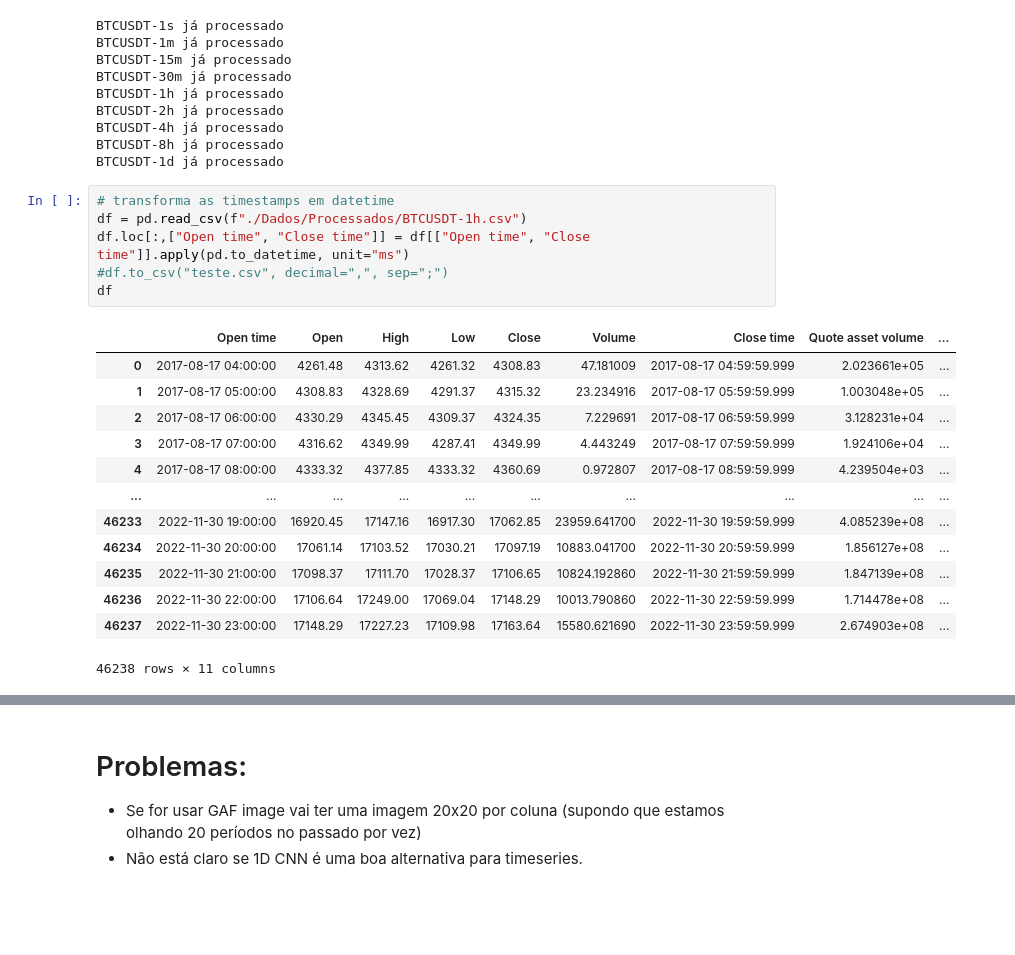
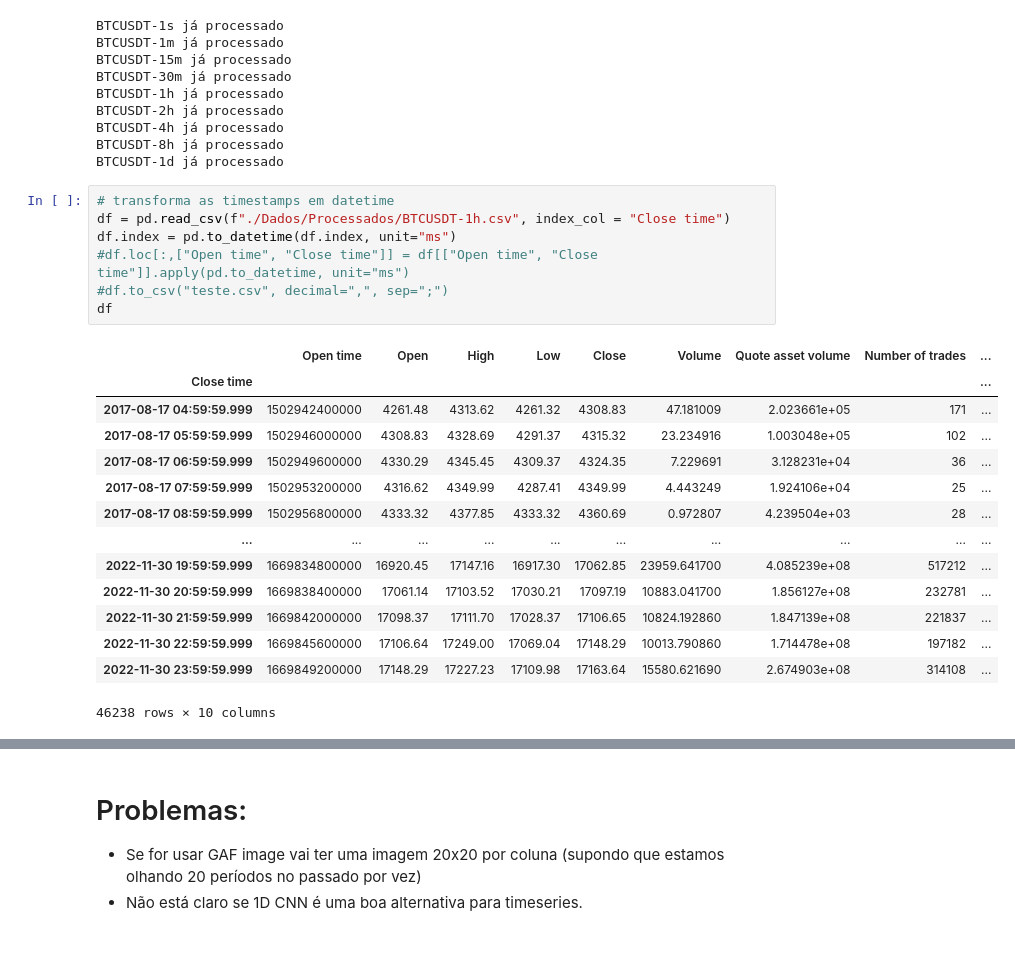
Before and after one commit to lambdavar/Artigo, a Jupyter notebook: main.ipynb, the cells around one changed output, grey strips where cells are left out. Cells and saved outputs as stored; diff of their text form; blank space fills up the shorter version.

```diff
--- a/main.ipynb
+++ b/main.ipynb
@@ -83,21 +83,23 @@ BTCUSDT-8h já processado
 BTCUSDT-1d já processado
 # %%
 # transforma as timestamps em datetime
-df = pd.read_csv(f"./Dados/Processados/BTCUSDT-1h.csv")
-df.loc[:,["Open time", "Close time"]] = df[["Open time", "Close time"]].apply(pd.to_datetime, unit="ms")
+df = pd.read_csv(f"./Dados/Processados/BTCUSDT-1h.csv", index_col = "Close time")
+df.index = pd.to_datetime(df.index, unit="ms")
+#df.loc[:,["Open time", "Close time"]] = df[["Open time", "Close time"]].apply(pd.to_datetime, unit="ms")
 #df.to_csv("teste.csv", decimal=",", sep=";")
 df
 # %% [output]
-|  | Open time | Open | High | Low | Close | Volume | Close time | Quote asset volume | ... |
-| 0 | 2017-08-17 04:00:00 | 4261.48 | 4313.62 | 4261.32 | 4308.83 | 47.181009 | 2017-08-17 04:59:59.999 | 2.023661e+05 | ... |
-| 1 | 2017-08-17 05:00:00 | 4308.83 | 4328.69 | 4291.37 | 4315.32 | 23.234916 | 2017-08-17 05:59:59.999 | 1.003048e+05 | ... |
-| 2 | 2017-08-17 06:00:00 | 4330.29 | 4345.45 | 4309.37 | 4324.35 | 7.229691 | 2017-08-17 06:59:59.999 | 3.128231e+04 | ... |
-| 3 | 2017-08-17 07:00:00 | 4316.62 | 4349.99 | 4287.41 | 4349.99 | 4.443249 | 2017-08-17 07:59:59.999 | 1.924106e+04 | ... |
-| 4 | 2017-08-17 08:00:00 | 4333.32 | 4377.85 | 4333.32 | 4360.69 | 0.972807 | 2017-08-17 08:59:59.999 | 4.239504e+03 | ... |
+|  | Open time | Open | High | Low | Close | Volume | Quote asset volume | Number of trades | ... |
+| Close time |  |  |  |  |  |  |  |  | ... |
+| 2017-08-17 04:59:59.999 | 1502942400000 | 4261.48 | 4313.62 | 4261.32 | 4308.83 | 47.181009 | 2.023661e+05 | 171 | ... |
+| 2017-08-17 05:59:59.999 | 1502946000000 | 4308.83 | 4328.69 | 4291.37 | 4315.32 | 23.234916 | 1.003048e+05 | 102 | ... |
+| 2017-08-17 06:59:59.999 | 1502949600000 | 4330.29 | 4345.45 | 4309.37 | 4324.35 | 7.229691 | 3.128231e+04 | 36 | ... |
+| 2017-08-17 07:59:59.999 | 1502953200000 | 4316.62 | 4349.99 | 4287.41 | 4349.99 | 4.443249 | 1.924106e+04 | 25 | ... |
+| 2017-08-17 08:59:59.999 | 1502956800000 | 4333.32 | 4377.85 | 4333.32 | 4360.69 | 0.972807 | 4.239504e+03 | 28 | ... |
 | ... | ... | ... | ... | ... | ... | ... | ... | ... | ... |
-| 46233 | 2022-11-30 19:00:00 | 16920.45 | 17147.16 | 16917.30 | 17062.85 | 23959.641700 | 2022-11-30 19:59:59.999 | 4.085239e+08 | ... |
-| 46234 | 2022-11-30 20:00:00 | 17061.14 | 17103.52 | 17030.21 | 17097.19 | 10883.041700 | 2022-11-30 20:59:59.999 | 1.856127e+08 | ... |
-| 46235 | 2022-11-30 21:00:00 | 17098.37 | 17111.70 | 17028.37 | 17106.65 | 10824.192860 | 2022-11-30 21:59:59.999 | 1.847139e+08 | ... |
-| 46236 | 2022-11-30 22:00:00 | 17106.64 | 17249.00 | 17069.04 | 17148.29 | 10013.790860 | 2022-11-30 22:59:59.999 | 1.714478e+08 | ... |
-| 46237 | 2022-11-30 23:00:00 | 17148.29 | 17227.23 | 17109.98 | 17163.64 | 15580.621690 | 2022-11-30 23:59:59.999 | 2.674903e+08 | ... |
+| 2022-11-30 19:59:59.999 | 1669834800000 | 16920.45 | 17147.16 | 16917.30 | 17062.85 | 23959.641700 | 4.085239e+08 | 517212 | ... |
+| 2022-11-30 20:59:59.999 | 1669838400000 | 17061.14 | 17103.52 | 17030.21 | 17097.19 | 10883.041700 | 1.856127e+08 | 232781 | ... |
+| 2022-11-30 21:59:59.999 | 1669842000000 | 17098.37 | 17111.70 | 17028.37 | 17106.65 | 10824.192860 | 1.847139e+08 | 221837 | ... |
+| 2022-11-30 22:59:59.999 | 1669845600000 | 17106.64 | 17249.00 | 17069.04 | 17148.29 | 10013.790860 | 1.714478e+08 | 197182 | ... |
+| 2022-11-30 23:59:59.999 | 1669849200000 | 17148.29 | 17227.23 | 17109.98 | 17163.64 | 15580.621690 | 2.674903e+08 | 314108 | ... |
-46238 rows × 11 columns
+46238 rows × 10 columns
```
Also changed, not shown: parts of 8 cells of this notebook.
